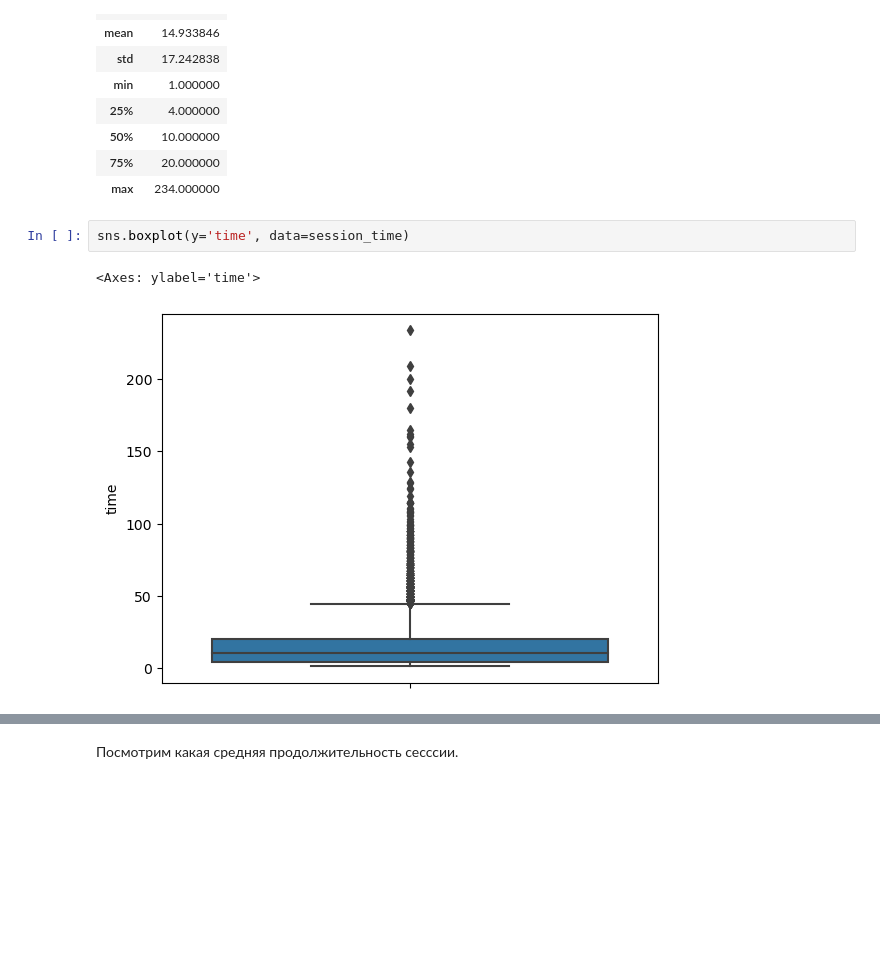
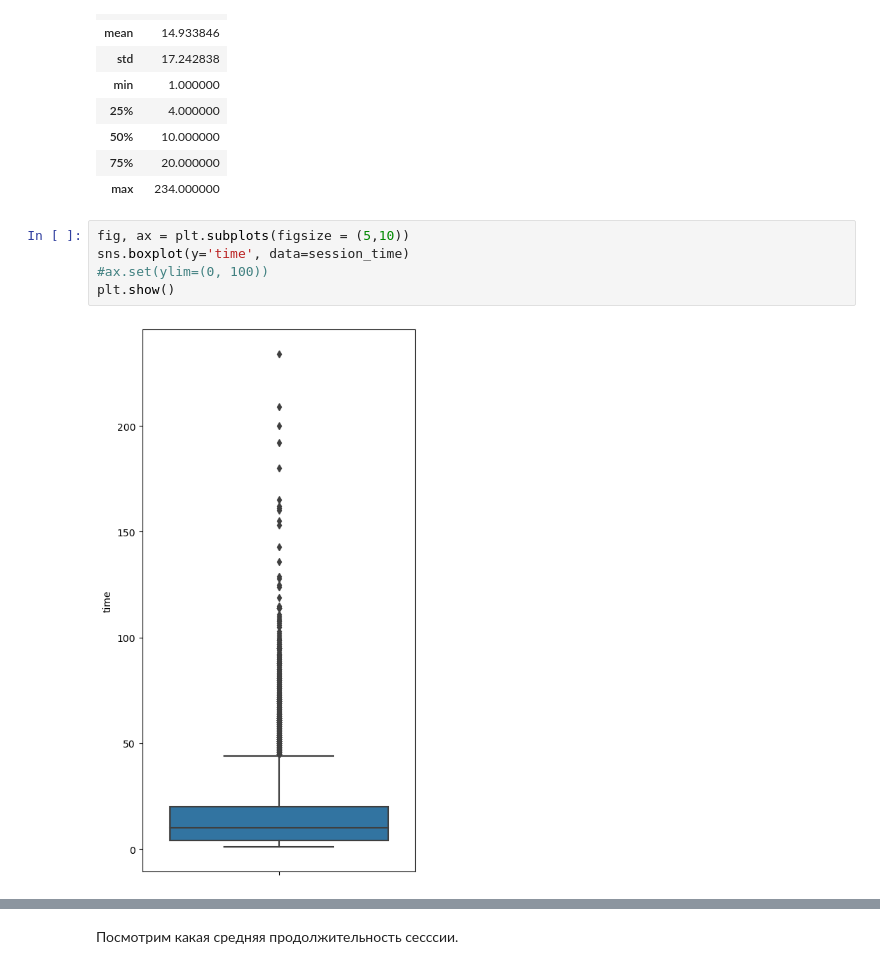
Before and after one commit to DaniilDonike/study_projects, a Jupyter notebook: Apps. Финальный проект/Project_first_try.ipynb, the cells around one changed output, grey strips where cells are left out. Drawn from its saved outputs; the diff is of its cells as text; blank space fills up the shorter version.

```diff
--- a/Apps. Финальный проект/Project_first_try.ipynb
+++ b/Apps. Финальный проект/Project_first_try.ipynb
@@ -348,7 +349,9 @@ session_time['time'].describe().to_frame()
 | 75% | 20.000000 |
 | max | 234.000000 |
 # %%
+fig, ax = plt.subplots(figsize = (5,10))
 sns.boxplot(y='time', data=session_time)
+#ax.set(ylim=(0, 100))
+plt.show()
 # %% [output]
-<Axes: ylabel='time'>
-[figure, old version]
+[figure, new version]
```
Also changed, not shown: parts of 5 cells of this notebook.
